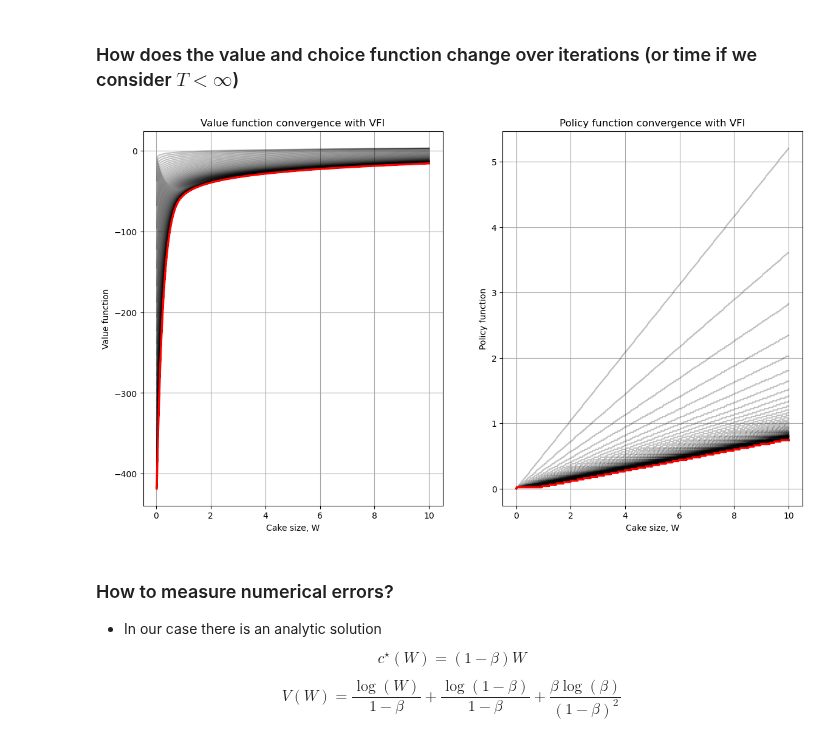
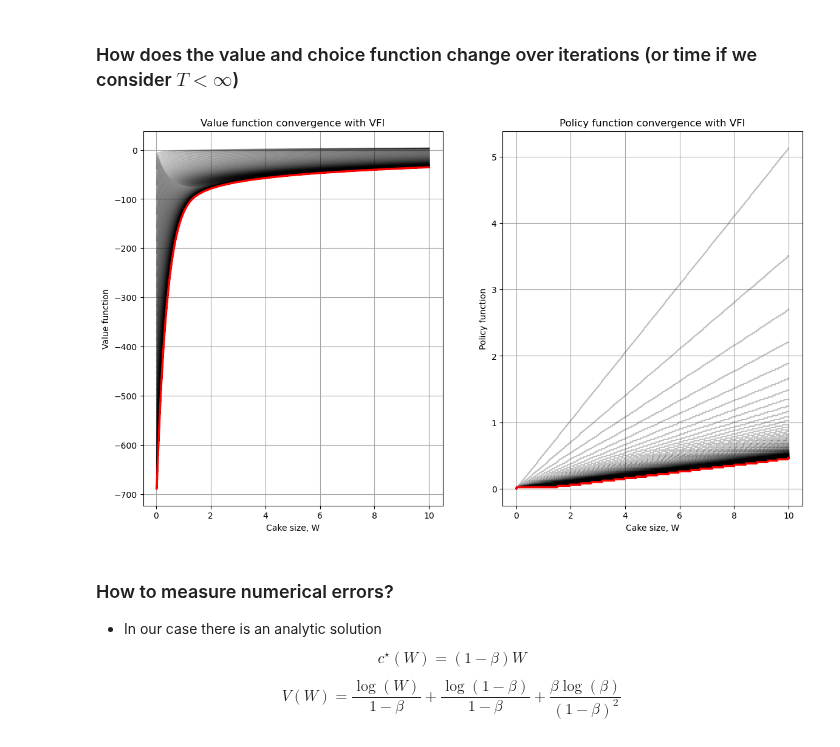
Before and after one commit to bschjerning/dp_ucph, a Jupyter notebook: 1_theory_tools/02_cake_eating_example.ipynb, the cells around one changed output. Drawn from its saved outputs; the diff is of its cells as text; code cells hidden in the pictures.

```diff
--- a/1_theory_tools/02_cake_eating_example.ipynb
+++ b/1_theory_tools/02_cake_eating_example.ipynb
@@ -262,7 +260,7 @@ class cake_ongrid():
         return V1,c1
 # %%
 # evaluate belman, solve and print solution
-model = cake_ongrid(beta=0.92,Wbar=10,ngrid=10)
+model = cake_ongrid(beta=0.95,Wbar=10,ngrid=10)
 W=model.grid
 V0=np.log(W) # on first iteration assume consuming everything
 V1,c1 = model.bellman(V0)
@@ -319,10 +317,10 @@ def vfi_plot(model, maxiter=1000, tol=1e-4):
 ### How does the value and choice function change over iterations (or time if we consider $T<\infty$)
 # %%
 # plot value and policy function for each VFI
-model = cake_ongrid(beta=0.92,Wbar=10,ngrid=500)
+model = cake_ongrid(beta=0.95,Wbar=10,ngrid=500)
 V,c = vfi_plot(model)
 # %% [output]
-[figure, old version]
+[figure, new version]
 # %% [markdown]
 ### How to measure numerical errors?
 
```
Also changed, not shown: parts of 10 cells of this notebook.
